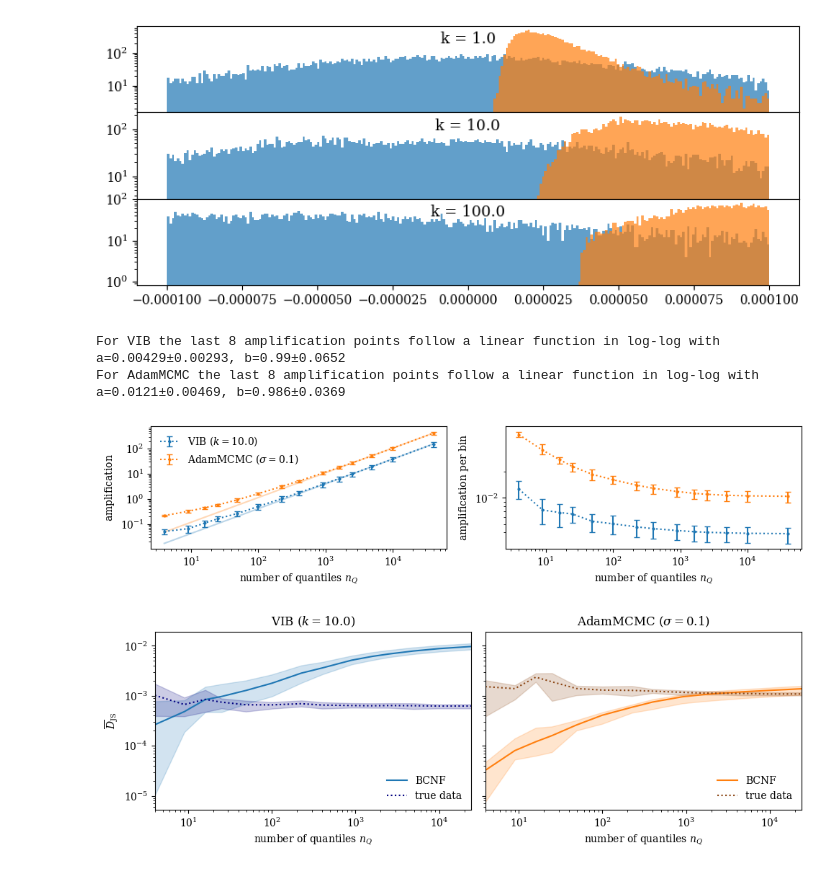
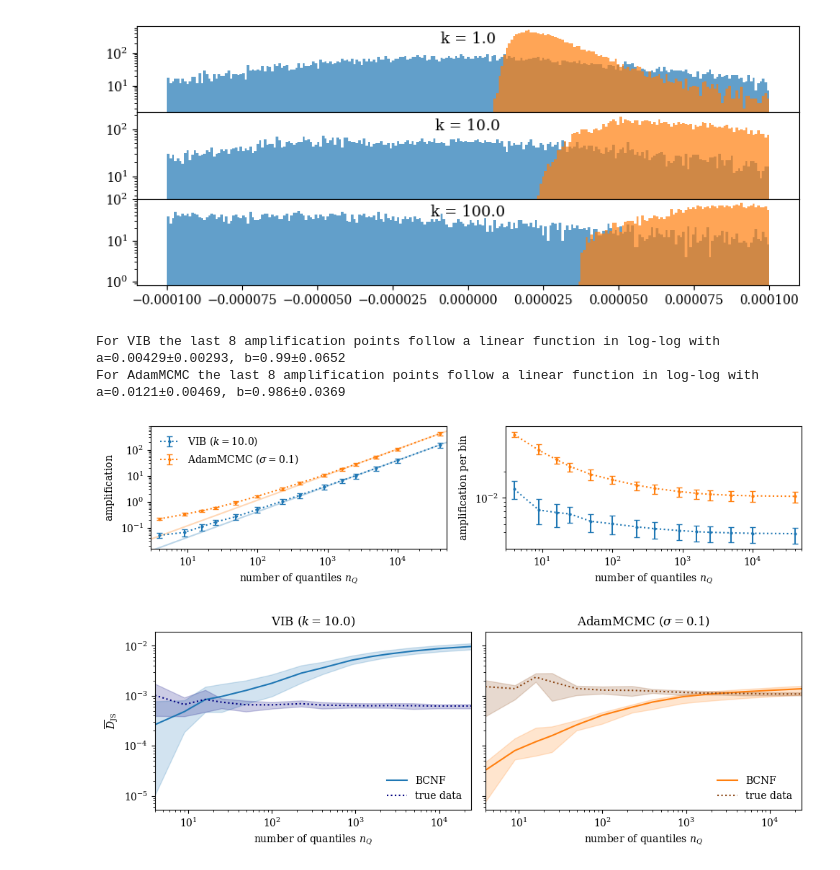
Before and after one commit to sbieringer/Bayesiamplify, a Jupyter notebook: eval_calibration_amplification.ipynb, the cells around one changed output. Cells and saved outputs as stored; diff of their text form; code cells hidden in the pictures.

Commit message:
minor plot changes fig 4

```diff
--- a/eval_calibration_amplification.ipynb
+++ b/eval_calibration_amplification.ipynb
@@ -941,37 +941,38 @@ for i_agi, approximate_gaussian_inference in enumerate([True, False]):
     popt, pcov = curve_fit(log_linear, x_fit, y_fit, p0 = (0.1,0.01))
 
     if plot_fit:
-        x_tmp = np.linspace(x.min(),x.max(),100)
+        x_tmp = np.linspace(1,5e4,100)
         ax[0].plot(x_tmp, log_linear(x_tmp, *popt), color =colors[i_agi], alpha = 0.3)
         #ax[1].hlines(popt[0], x.min(),x.max(), color =colors[i_agi], alpha = 0.3)
     if MCMC:
         print(f"For AdamMCMC the last {i_use} amplification points follow a linear function in log-log with a={popt[0]:.3}±{np.sqrt(pcov[0,0]):.3}, b={popt[1]:.3}±{np.sqrt(pcov[1,1]):.3}")
     else:
         print(f"For VIB the last {i_use} amplification points follow a linear function in log-log with a={popt[0]:.3}±{np.sqrt(pcov[0,0]):.3}, b={popt[1]:.3}±{np.sqrt(pcov[1,1]):.3}")
 
 ax[0].legend(frameon = False)
 ax[0].set_xscale('log')
 ax[0].set_yscale('log')
 
-#ax[0].set_xlim(None,10000)
+ax[0].set_xlim(3,5e4)
+ax[0].set_ylim(1.5e-2,8e2)
 ax[0].set_xlabel(r'number of quantiles $n_Q$')
 ax[0].set_ylabel(r'$\mathrm{amplification}$')
 
 ax[1].set_xscale('log')
 ax[1].set_yscale('log')
 
 #ax[1].set_ylim(0.001,.2)
 ax[1].set_xlabel(r'number of quantiles $n_Q$')
 ax[1].set_ylabel(r'$\mathrm{amplification}$ per bin')
 ax[1].set_yticks([1e-2])
 ax[1].set_yticks([2e-2, 9e-3, 8e-3, 7e-3, 6e-3, 5e-3, 4e-3], minor = True, labels =['']*7)
 
 fig.tight_layout()
 fig.savefig(f'./figs/04_amplification_{heuristic}.pdf')
 # %% [output]
 For VIB the last 8 amplification points follow a linear function in log-log with a=0.00429±0.00293, b=0.99±0.0652
 For AdamMCMC the last 8 amplification points follow a linear function in log-log with a=0.0121±0.00469, b=0.986±0.0369
-[figure, old version]
+[figure, new version]
 # %%
 ######################################################################
 ### compare to JSD bases amplification by estimating the "closure" ###
```
